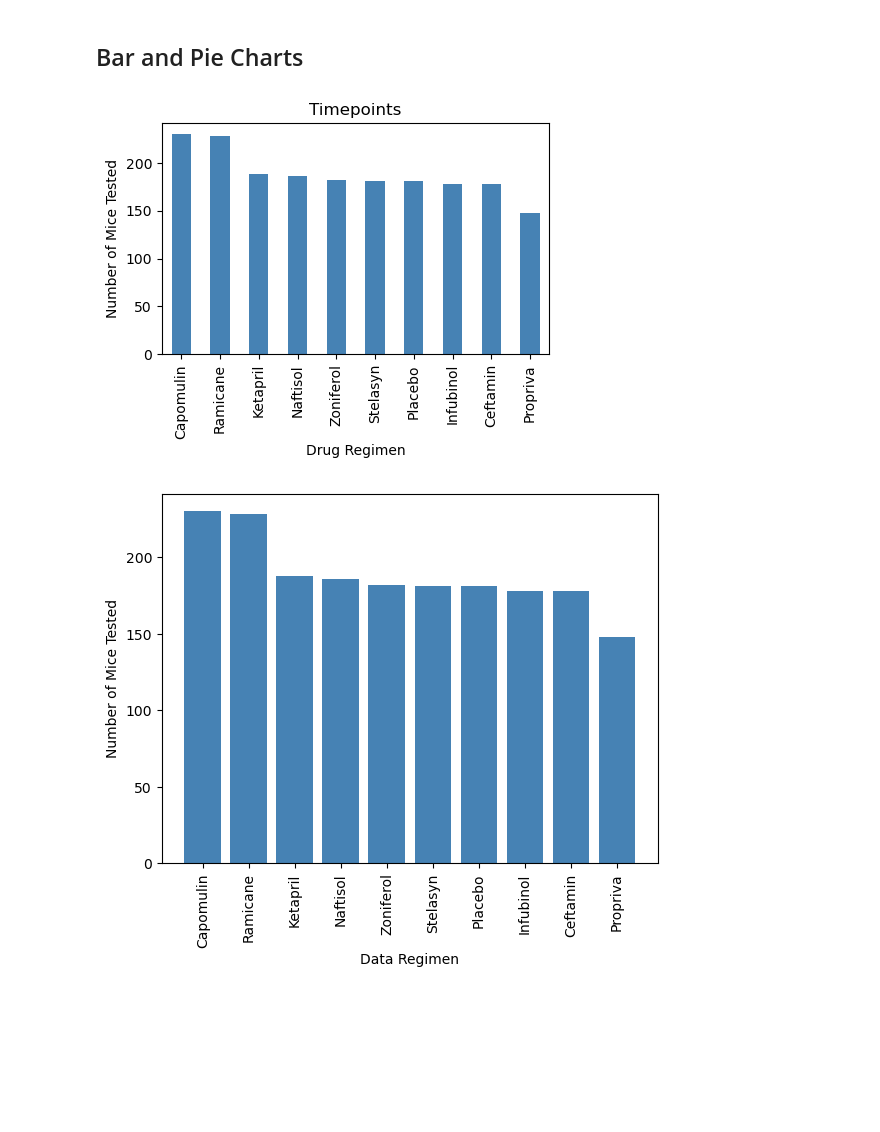
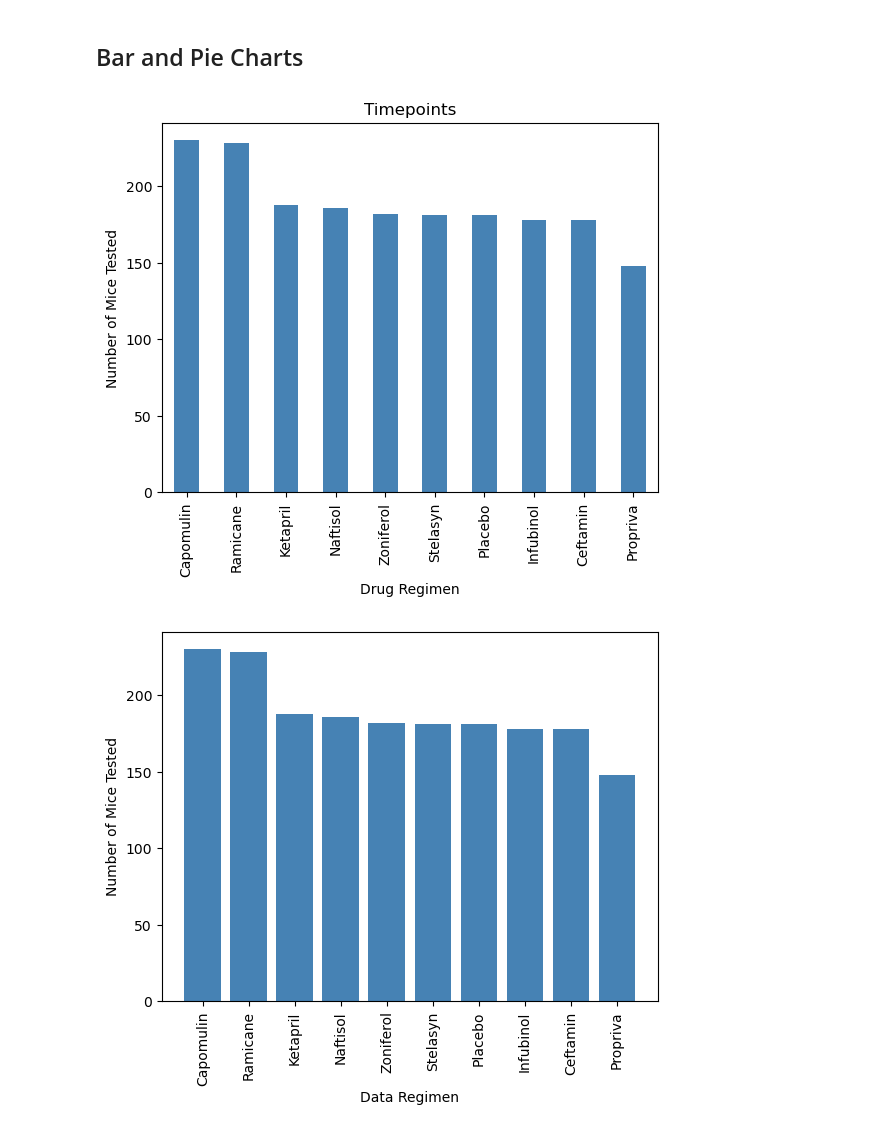
Before and after one commit to C-Johnson83/Matplotlib-challenge, a Jupyter notebook: Pymaceuticals/pymaceuticals.ipynb, the cells around one changed output. Saved outputs shown, nothing was run; the diff lists cells and outputs as text; code cells hidden in the pictures; blank space fills up the shorter version.

```diff
--- a/Pymaceuticals/pymaceuticals.ipynb
+++ b/Pymaceuticals/pymaceuticals.ipynb
@@ -144,13 +144,14 @@ aggregate_df
 # %%
 # Generate a bar plot showing the total number of timepoints for all mice tested for each drug regimen using Pandas.
 drug_data = mouse_study_df_clean['Drug Regimen'].value_counts()
-panda_bar = drug_data.plot(kind='bar', facecolor= 'steelblue', figsize = (5,3),
-                                      title = 'Timepoints',
-                                      xlabel = 'Drug Regimen',
-                                      ylabel = 'Number of Mice Tested')
+panda_bar = drug_data.plot(kind='bar', color='steelblue')
+
+plt.title('Timepoints')
+plt.xlabel('Drug Regimen'),
+plt.ylabel('Number of Mice Tested')
 plt.show()
 # %% [output]
-[figure, old version]
+[figure, new version]
 # %%
 # Generate a bar plot showing the total number of timepoints for all mice tested for each drug regimen using pyplot.
 x = drug_data.index.values
```
Also changed, not shown: parts of 8 cells of this notebook.
